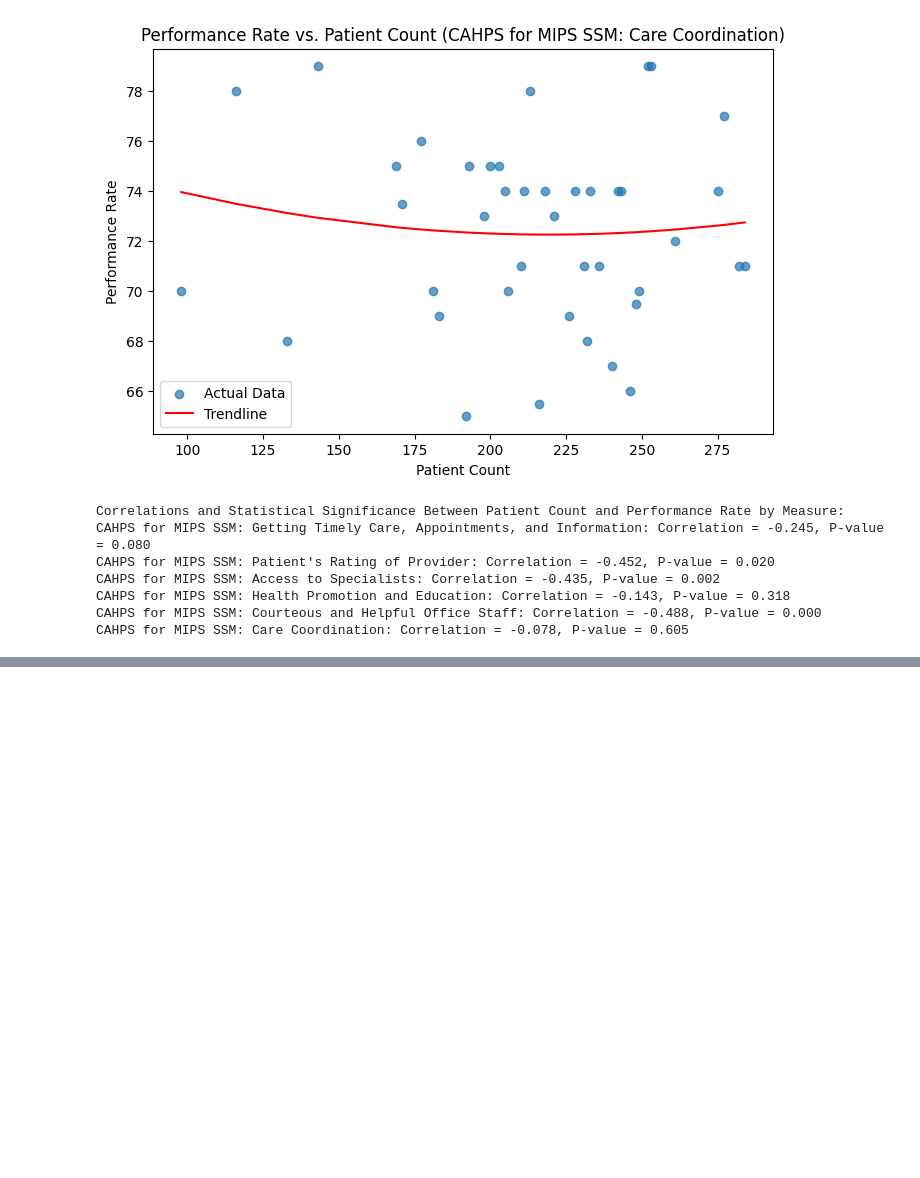
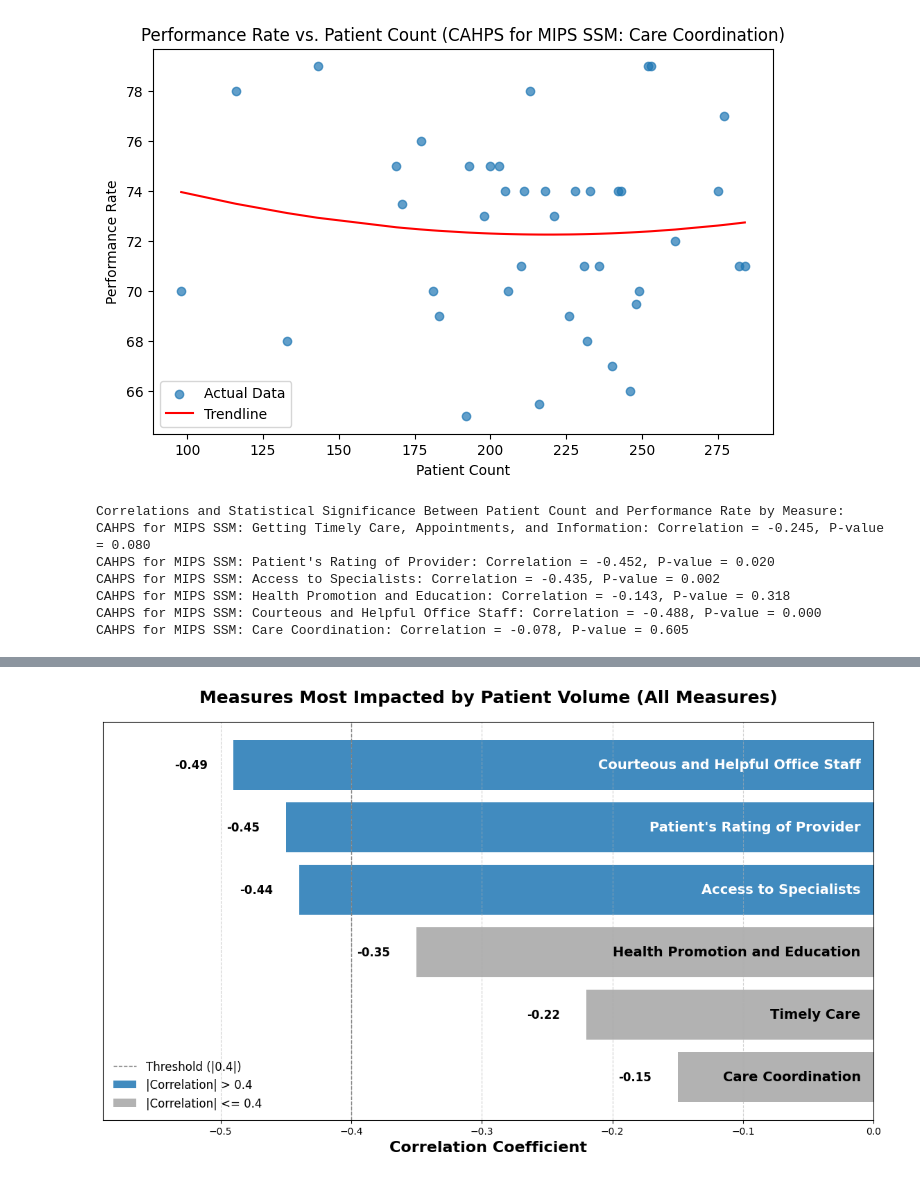
Before and after one commit to RWN-MD/CRISP-DM-Udacity-Project, a Jupyter notebook: CRISP_DM_Udacity_Project_Notebook.ipynb, the cells around one changed output, grey strips where cells are left out. Drawn from its saved outputs; the diff is of its cells as text; code cells hidden in the pictures; blank space fills up the shorter version.

```diff
--- a/CRISP_DM_Udacity_Project_Notebook.ipynb
+++ b/CRISP_DM_Udacity_Project_Notebook.ipynb
@@ -420,0 +486,68 @@ Actual vs. Predicted for: CAHPS for MIPS SSM: Courteous and Helpful Office Staff
+# %%
+# Define all measures with their correlation values
+all_measures = {
+    'Courteous and Helpful Office Staff': -0.49,
+    'Patient\'s Rating of Provider': -0.45,
+    'Access to Specialists': -0.44,
+    'Health Promotion and Education': -0.35,
+    'Timely Care': -0.22,
+    'Care Coordination': -0.15
+}
+
+# Separate highlighted and non-highlighted measures
+highlighted_measures = {key: val for key, val in all_measures.items() if abs(val) > 0.4}
+non_highlighted_measures = {key: val for key, val in all_measures.items() if abs(val) <= 0.4}
+
+# Create the plot
+plt.figure(figsize=(14, 7))
+bars_highlighted = plt.barh(
+    list(highlighted_measures.keys()), list(highlighted_measures.values()),
+    color='#1f77b4', alpha=0.85, label='|Correlation| > 0.4'
+)
+bars_non_highlighted = plt.barh(
+    list(non_highlighted_measures.keys()), list(non_highlighted_measures.values()),
+    color='grey', alpha=0.6, label='|Correlation| <= 0.4'
+)
+
+# Add annotations for all bars
+for bar, corr in zip(bars_highlighted + bars_non_highlighted,
+                     list(highlighted_measures.values()) + list(non_highlighted_measures.values())):
+    # Place correlation value
+    plt.text(bar.get_width() - 0.02 if corr < 0 else bar.get_width() + 0.02,
+             bar.get_y() + bar.get_height() / 2,
+             f'{corr:.2f}', ha='right' if corr < 0 else 'left',
+             va='center', fontsize=12, color='black', fontweight='bold')
+
+# Adjust x-axis range if all correlations are negative
+if max(all_measures.values()) <= 0:
+    plt.xlim(min(all_measures.values()) - 0.1, 0)
+else:
+    plt.xlim(min(all_measures.values()) - 0.1, max(all_measures.values()) + 0.1)
+
+# Add gridlines and threshold lines
+plt.axvline(x=-0.4, color='gray', linestyle='--', linewidth=1, label='Threshold (|0.4|)')
+plt.axvline(x=0.4, color='gray', linestyle='--', linewidth=1)
+plt.grid(axis='x', linestyle='--', alpha=0.6)
+
+# Customize labels and title
+plt.xlabel('Correlation Coefficient', fontsize=16, fontweight='bold')
+plt.title('Measures Most Impacted by Patient Volume (All Measures)', fontsize=18, fontweight='bold', pad=20)
+plt.legend(loc='lower left', fontsize=12, frameon=False)
+plt.gca().invert_yaxis()  # Invert y-axis for better hierarchy
+plt.tight_layout()
+
+# Remove left y-axis labels and adjust bar text spacing
+plt.gca().set_yticks([])
+for bar, label in zip(bars_highlighted + bars_non_highlighted, all_measures.keys()):
+    text_color = 'white' if label in [
+        'Courteous and Helpful Office Staff',
+        'Patient\'s Rating of Provider',
+        'Access to Specialists'
+    ] else 'black'
+    plt.text(-0.01, bar.get_y() + bar.get_height() / 2,
+             label, ha='right', va='center', fontsize=14, fontweight='bold', color=text_color)
+
+# Show the plot
+plt.show()
+# %% [output]
+[figure, added]
```
Also changed, not shown: parts of 13 cells of this notebook.
